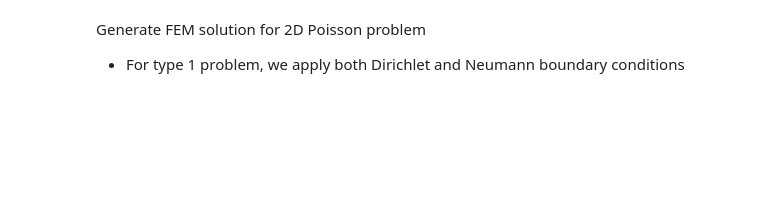
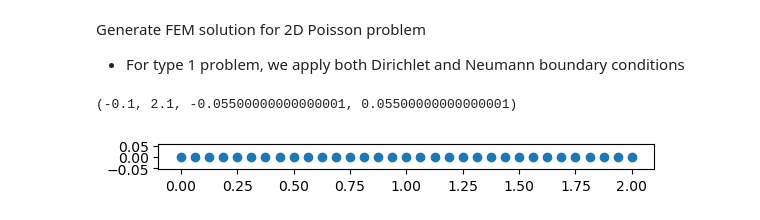
Before and after one commit to ymlasu/MFEA-Net, a Jupyter notebook: data/thermal/thermal_1phase_test.ipynb, the cells around one changed output. Cells and saved outputs as stored; diff of their text form; code cells hidden in the pictures; blank space fills up the shorter version.

```diff
--- a/data/thermal/thermal_1phase_test.ipynb
+++ b/data/thermal/thermal_1phase_test.ipynb
@@ -110,7 +110,7 @@ class GridFEM():
     def __init__(self, n_elem, size = 2):
         self.size = size
         self.n = n_elem
-        self.omega = 2/3
+        self.res_arr = []
         self.qpts = np.array([[-1, 1, 1, -1], [-1, -1, 1, 1]])/np.sqrt(3) #[2x4]
         self.d = np.zeros((n_elem+1)*(n_elem+1))
         self.grid = MeshSquareFEM(size, nnode_edge=n_elem+1)
@@ -164,14 +164,15 @@ class GridFEM():
         return f[self.grid.node_ndirich]
 
     def DirichBC(self, bc_value = None):
-        '''Boundary values order: top, right, bottom'''
-        if (bc_value is None):
-            bc_value = np.random.rand(3)
-
-        self.d[self.grid.node_top] = bc_value[0]
-        self.d[self.grid.node_bottom] = bc_value[1]
-        #self.d[self.grid.node_left] = bc_value[2]
-        self.d[self.grid.node_right] = bc_value[3]
+        '''Boundary values order: top, bottom, left, right'''
+        if (bc_value[0] is not None):
+            self.d[self.grid.node_top] = bc_value[0]
+        if (bc_value[1] is not None):
+            self.d[self.grid.node_bottom] = bc_value[1]
+        if (bc_value[2] is not None):
+            self.d[self.grid.node_left] = bc_value[2]
+        if (bc_value[3] is not None):
+            self.d[self.grid.node_right] = bc_value[3]
         return self.d[self.grid.bcnode_essential]
 
     def GaussianRF(self, n, a_interval):
@@ -195,8 +196,25 @@ class GridFEM():
         f_F = self.NeumannBC(f_source, neumann_bc_field)
         self.A, self.A_EF = self.CreateA()
         b = f_F - np.dot(self.A_EF.T, d_E)
-        d_F = np.linalg.solve(self.A, b)
+        d_F = self.Jacobi(self.A, b, np.ones_like(b))
+        # d_F = np.linalg.solve(self.A, b)
         self.d[self.grid.node_ndirich] = d_F
+
+    def Jacobi(self, A, b, u0):
+        Dinv = np.diag(1./np.diag(A))
+        N = 0
+        u = u0
+        omega = 2./3.
+        res = 1
+        while(res > 1e-6):
+            uprev = u
+            residual = b - np.dot(A, uprev)
+            res = np.linalg.norm(residual)
+            self.res_arr.append(res)
+            print(N, res)
+            u = omega*np.dot(Dinv, residual) + uprev
+            N += 1
+        return u
 
     def PlotField(self, field = None):
         '''Default is to plot the solution field'''
@@ -242,6 +290,15 @@ def loading_type1(n, d_values, n_values):
 # %%
 n = 2**5
 prob = GridFEM(n)
+# %%
+pt = prob.grid.mesh.points[prob.grid.node_bottom]
+plt.scatter(pt[:,0],pt[:,1])
+plt.xlim([0,1.57])
+plt.ylim([0,1.57])
+plt.axis('scaled')
+# %% [output]
+(-0.1, 2.1, -0.05500000000000001, 0.05500000000000001)
+[figure, added]
 # %%
 #f = prob.GaussianRF(n+1, [0,10]).reshape(((n+1)*(n+1),))
 f = np.zeros((n+1)*(n+1))
```
Also changed, not shown: parts of 5 cells of this notebook, 5 other files.
